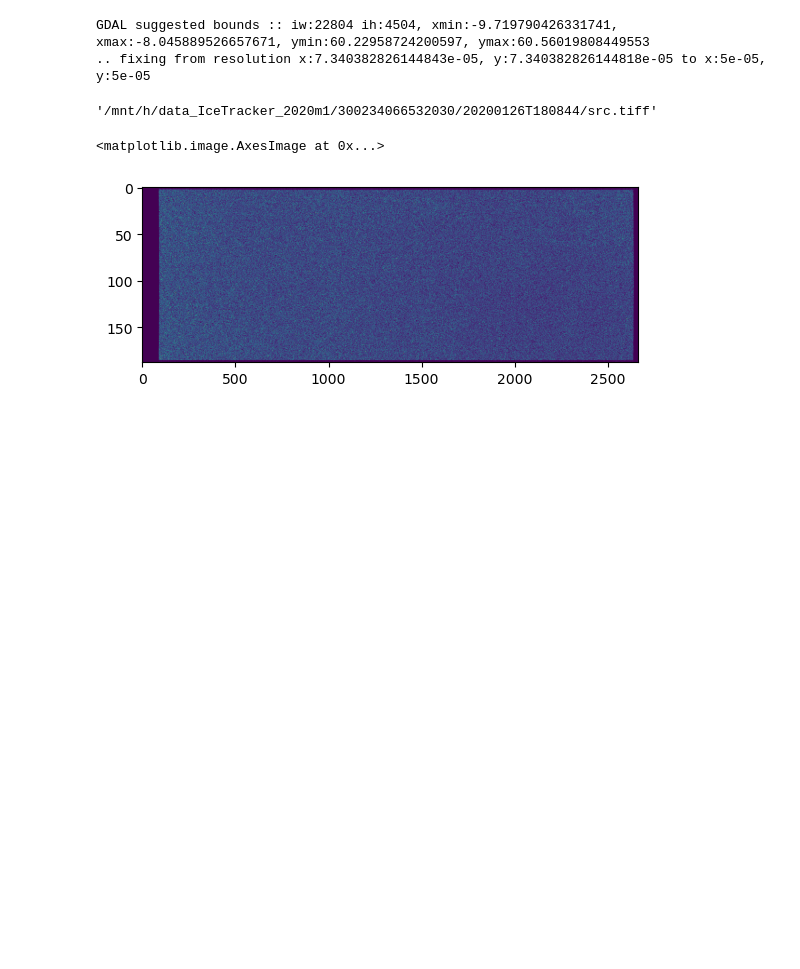
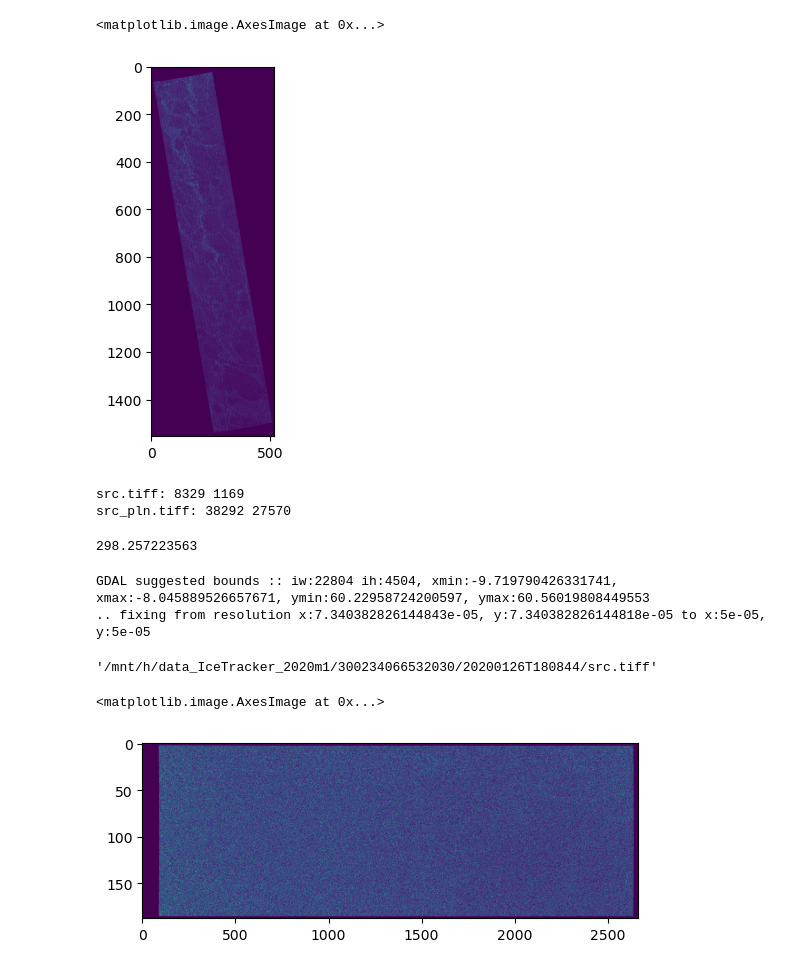
Before and after one commit to jw25-satgeo/IceTracker, a Jupyter notebook: playground.ipynb, the cells around one changed output. Drawn from its saved outputs; the diff is of its cells as text; code cells hidden in the pictures; blank space fills up the shorter version.

```diff
--- a/playground.ipynb
+++ b/playground.ipynb
@@ -17,10 +15,32 @@ gdal.UseExceptions()
 # %%
-path = '/mnt/h/data_IceTracker_2020m1/300234066532030/20200126T180844/src.tiff'
+#path = '/mnt/h/data_IceTracker_2020m1/300234066532030/20200126T180844/src.tiff'
+path = '/mnt/d/data_IceTracker_2020m1/174637/20200101T051701/src_pln.tiff'
 ds_i = gdal.Open(path)
-#tmp = tmp.GetRasterBand(1).ReadAsArray()
+ds_i = ds_i.GetRasterBand(1).ReadAsArray()
 
-path2 = '/mnt/h/data_IceTracker_2020m1/300234066532030/20200126T180844/src_grd.tiff'
+#path2 = '/mnt/h/data_IceTracker_2020m1/300234066532030/20200126T180844/src_grd.tiff'
+#path2 = '/mnt/d/data_IceTracker_2020m1/174637/20200101T051701/src_pln.tiff'
 #plt.imshow()
+#ds_o = gdal.Open(path2)
+# %%
+plt.imshow(np.abs(ds_i[::8,::8]))
+# %% [output]
+<matplotlib.image.AxesImage at 0x...>
+[figure, added]
+# %%
+#ds_i.RasterXSize * ds_i.RasterYSize
+print('src.tiff:', ds_i.RasterXSize, ds_i.RasterYSize)
+print('src_pln.tiff:', ds_o.RasterXSize, ds_o.RasterYSize)
+# %% [output]
+src.tiff: 8329 1169
+src_pln.tiff: 38292 27570
+# %%
+srs = osr.SpatialReference(); srs.ImportFromWkt(ds_i.GetGCPProjection())
+if srs.GetAuthorityCode(None) != '4326':
+    raise ValueError('current program assumes EPSG:4326; input CRS differs.')
+srs.GetInvFlattening()
+# %% [output]
+298.257223563
 # %%
 #gt_ds = gdal.Translate('', path1, format='MEM', )
 #gdal.Warp(#
```
Also changed, not shown: parts of 3 cells of this notebook, 3 other files.
